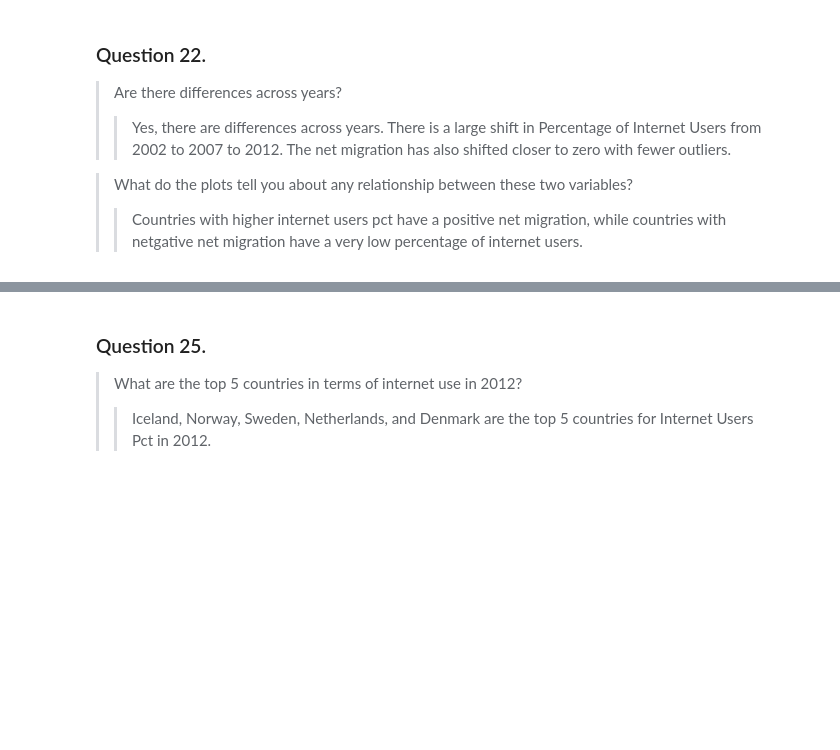
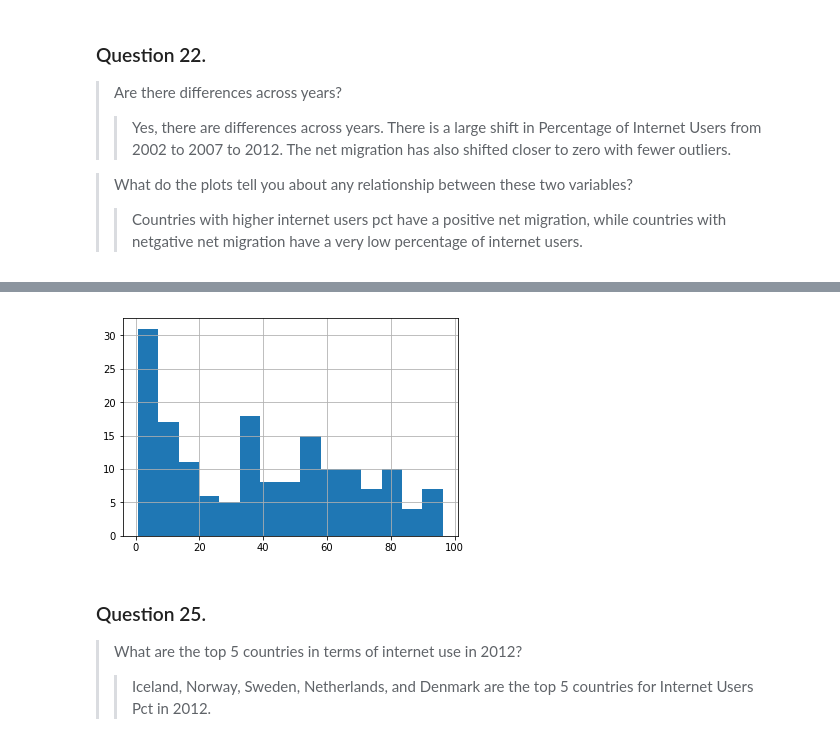
Before and after one commit to DataScienceBS/data-question-1-DataScienceBS, a Jupyter notebook: DS_Q1_attempt3.ipynb, the cells around one changed output, grey strips where cells are left out. Drawn from its saved outputs; the diff is of its cells as text; code cells hidden in the pictures; blank space fills up the shorter version.

```diff
--- a/DS_Q1_attempt3.ipynb
+++ b/DS_Q1_attempt3.ipynb
@@ -323,3 +329,9 @@ plt.show()
+# %%
+plt.hist(df_2012.Internet_Users_Pct, bins=15)
+plt.grid()
+plt.show()
+# %% [output]
+[figure, added]
 # %% [markdown]
 ### Question 25.
 > What are the top 5 countries in terms of internet use in 2012?
```
Also changed, not shown: parts of 15 cells of this notebook.
